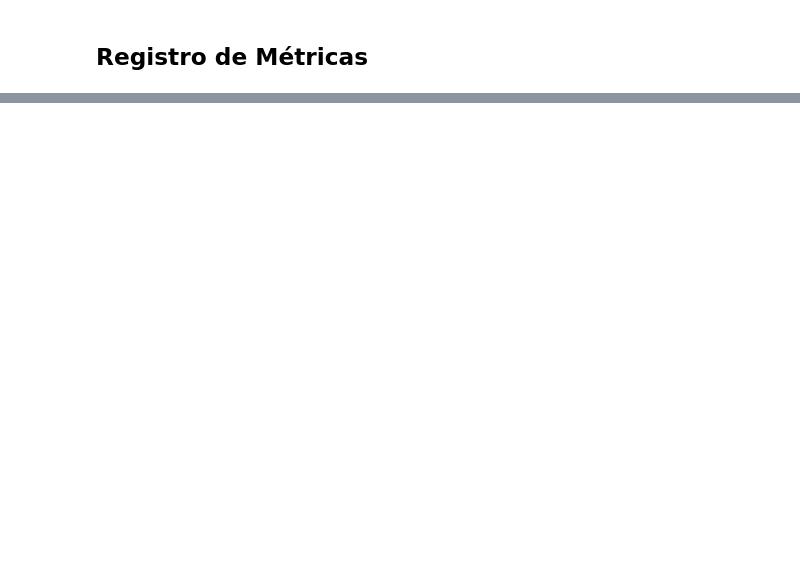
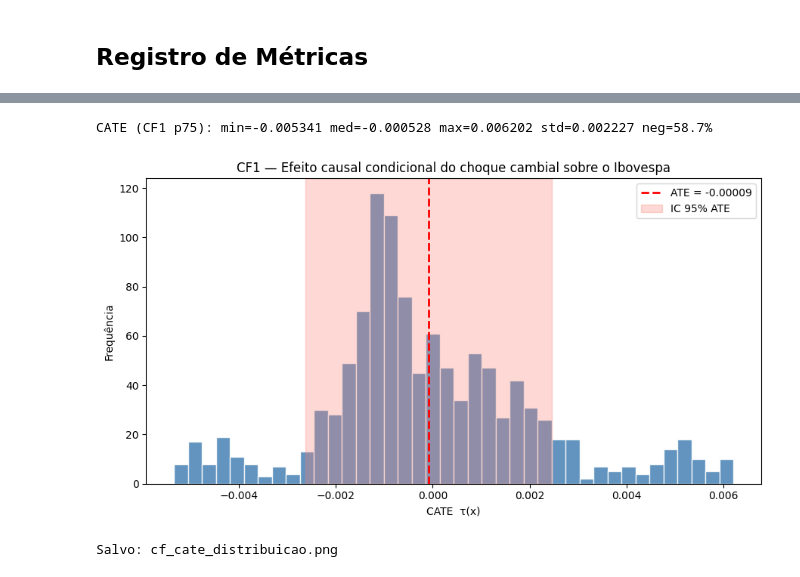
Before and after one commit to LucaoCodes/TCC, a Jupyter notebook: notebooks/06_causal_forest.ipynb, the cells around one changed output, grey strips where cells are left out. Drawn from its saved outputs; the diff is of its cells as text; code cells hidden in the pictures; blank space fills up the shorter version.

```diff
--- a/notebooks/06_causal_forest.ipynb
+++ b/notebooks/06_causal_forest.ipynb
@@ -163,0 +204,26 @@ ATE: -0.000002  IC 95%: [-0.004325, 0.004322]
+# %%
+def prepara_dados_por_limiar(percentil: float):
+    """Prepara splits para um dado percentil. Limiar calculado SÓ no treino."""
+    train_raw = pd.read_csv(str(DATA_DIR / 'causal_forest_train.csv'),
+                            index_col=0, parse_dates=True)
+    test_raw  = pd.read_csv(str(DATA_DIR / 'causal_forest_test.csv'),
+                            index_col=0, parse_dates=True)
+    limiar  = train_raw['br_dolar_diff'].abs().quantile(percentil)
+    T_train = (train_raw['br_dolar_diff'].abs() >= limiar).astype(int).values
+    T_test  = (test_raw['br_dolar_diff'].abs()  >= limiar).astype(int).values
+    if abs(percentil - 0.75) < 1e-9:
+        assert (T_train == train_raw['T_choque_dolar'].values).all(), \
+            f"p75 divergiu do CSV original (limiar={limiar:.6f})"
+    _TGT  = 'br_ibov_ret_log'
+    _DROP = [_TGT, 'T_choque_dolar', 'br_dolar_diff']
+    covs  = [c for c in train_raw.columns if c not in _DROP]
+    X_full = train_raw[covs].values;  Y_full = train_raw[_TGT].values
+    X_test_a = test_raw[covs].values; Y_test_a = test_raw[_TGT].values
+    tune_mask = train_raw.index < VAL_SPLIT_DATE
+    X_tune = X_full[tune_mask];  T_tune = T_train[tune_mask]; Y_tune = Y_full[tune_mask]
+    X_val  = X_full[~tune_mask]; T_val  = T_train[~tune_mask];Y_val  = Y_full[~tune_mask]
+    lbl = f"p{int(round(percentil*100)):02d}"
+    print(f"  [{lbl}] limiar={limiar:.4f} | tune T=1:{T_tune.mean():.1%} "
+          f"val T=1:{T_val.mean():.1%} teste T=1:{T_test.mean():.1%}")
+    return (X_tune,T_tune,Y_tune, X_val,T_val,Y_val,
+            X_full,T_train,Y_full, X_test_a,T_test,Y_test_a, limiar,covs)
@@ -163,0 +501,19 @@ ATE: -0.000002  IC 95%: [-0.004325, 0.004322]
+# %%
+# ── Distribuição global do CATE ───────────────────────────────────────────
+r   = resultados['p75']
+cf  = r['cf']; cate = r['cate']; ate = r['ate']; lb = r['ate_lb']; ub = r['ate_ub']
+print(f"CATE (CF1 p75): min={cate.min():.6f} med={np.median(cate):.6f} "
+      f"max={cate.max():.6f} std={cate.std():.6f} neg={np.mean(cate<0)*100:.1f}%")
+fig,ax = plt.subplots(figsize=(9,5))
+ax.hist(cate,bins=40,color='steelblue',edgecolor='white',alpha=0.85)
+ax.axvline(ate,color='red',linestyle='--',linewidth=2,label=f'ATE = {ate:.5f}')
+ax.axvspan(lb,ub,color='salmon',alpha=0.3,label='IC 95% ATE')
+ax.set_xlabel('CATE  τ(x)'); ax.set_ylabel('Frequência'); ax.legend()
+ax.set_title('CF1 — Efeito causal condicional do choque cambial sobre o Ibovespa')
+plt.tight_layout()
+plt.savefig(str(FIGS_DIR/"cf_cate_distribuicao.png"),dpi=150,bbox_inches="tight"); plt.show()
+print("Salvo: cf_cate_distribuicao.png")
+# %% [output]
+CATE (CF1 p75): min=-0.005341 med=-0.000528 max=0.006202 std=0.002227 neg=58.7%
+[figure, added]
+Salvo: cf_cate_distribuicao.png
```
Also changed, not shown: parts of 24 cells of this notebook, 8 other files.
